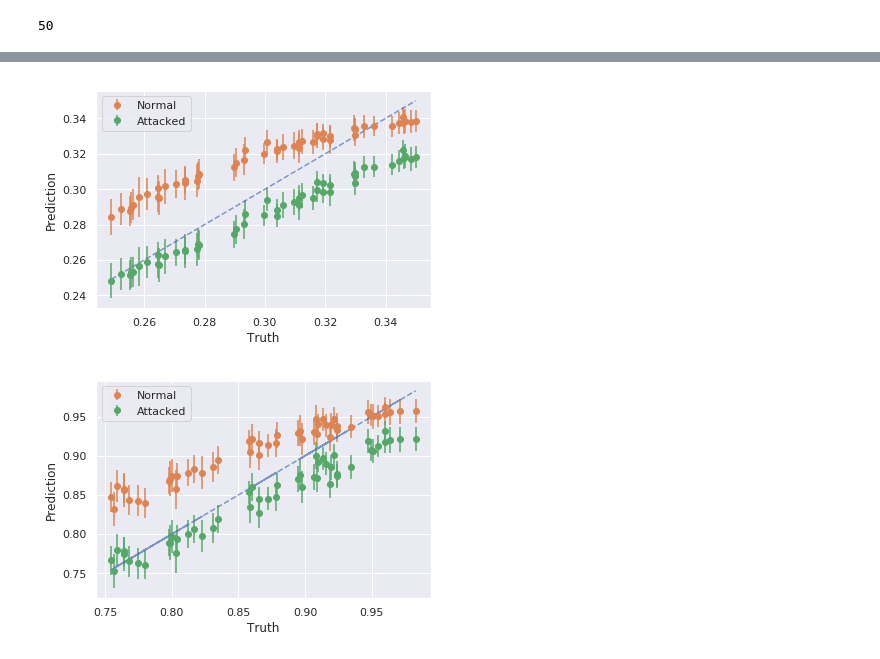
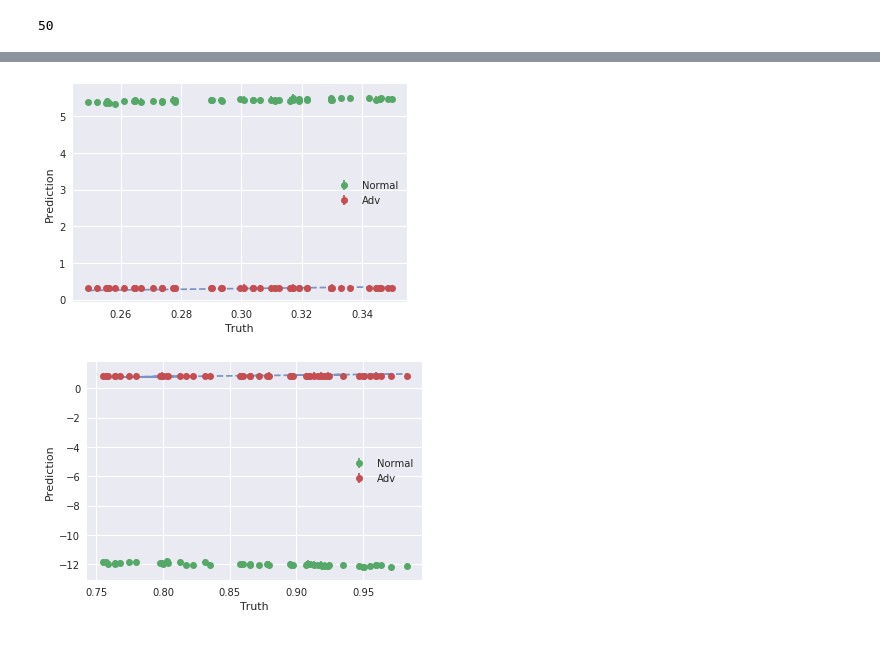
Before and after one commit to mclaughlin6464/uatu, a Jupyter notebook: notebooks/Visualize Tests.ipynb, the cells around one changed output, grey strips where cells are left out. Drawn from its saved outputs; the diff is of its cells as text; code cells hidden in the pictures.

```diff
--- a/notebooks/Visualize Tests.ipynb
+++ b/notebooks/Visualize Tests.ipynb
@@ -30,6 +13,6 @@ ls -ltr /scratch/users/swmclau2/UatuLightconeTest/*.hdf5
 # %%
-#fname = '/home/sean/Git/uatu/data/snd4.samples.hdf5'
-fname = '/scratch/users/swmclau2/UatuLightconeTest/UatuLightconePredsTranspose.hdf5'
+fname = '/home/sean/Git/uatu/data/UatuLightconePredsShuffleAttack.hdf5'
+#fname = '/scratch/users/swmclau2/UatuLightconeTest/UatuLightconePredsTranspose.hdf5'
 # %%
 f = h5py.File(fname, 'r')
 # %%
@@ -45,14 +28,15 @@ for cosmo_idx, true_val in enumerate(f.keys()):
     tvs = true_val.split('_')
 
     true_vals = np.array((float(tvs[1]), float(tvs[3]) )).reshape((1,2))
-    #preds = np.zeros((289, 2))
-    preds = np.zeros((289, 2, 100))
+    preds = np.zeros((289, 2, 1))
+    #preds = np.zeros((289, 2, 100))
 
     #continue
     #print true_val
     for idx, map in enumerate(f[key_func(true_vals)]):
         #print f[key_func(true_vals)][map].value.shape
         preds[idx,:] =  f[key_func(true_vals)][map].value.T[:2, :]
+        #print preds[idx]
         #pass
         if idx == 0:
             cosmo_true[cosmo_idx] = true_vals[0, :]
@@ -86,8 +70,8 @@ Om_0.258241_s8_0.803323
 # %%
 f.close()
 # %%
-#fname = '/home/sean/Git/uatu/data/snd4.samples.hdf5'
-fname = '/scratch/users/swmclau2/UatuLightconeTest/UatuLightconePreds.hdf5'
+fname = '/home/sean/Git/uatu/data/UatuLightconePredsAdvShuffleAttack.hdf5'
+#fname = '/scratch/users/swmclau2/UatuLightconeTest/UatuLightconePreds.hdf5'
 # %%
 f = h5py.File(fname, 'r')
 # %%
@@ -103,8 +87,8 @@ for cosmo_idx, true_val in enumerate(f.keys()):
     tvs = true_val.split('_')
 
     true_vals = np.array((float(tvs[1]), float(tvs[3]) )).reshape((1,2))
-    #preds = np.zeros((289, 2))
-    preds = np.zeros((289, 2, 100))
+    preds = np.zeros((289, 2, 1))
+    #preds = np.zeros((289, 2, 100))
 
     #continue
     #print true_val
@@ -146,15 +130,15 @@ f.close()
 # %%
 for i in xrange(2):
     plt.plot(cosmo_true[:,i], cosmo_true[:,i], ls = '--', alpha = 0.7)
     plt.errorbar(cosmo_true[:, i], cosmo_preds[:,i], yerr = cosmo_preds[:,i+2], fmt = 'o', label = 'Normal')
     nonzero_idxs = np.where(np.all(cosmo_preds_attacked != 0.0, axis =1))[0]
     plt.errorbar(cosmo_true[nonzero_idxs, i], cosmo_preds_attacked[nonzero_idxs,i],\
-                 yerr = cosmo_preds[nonzero_idxs,i+2], fmt = 'o', label = 'Attacked')
+                 yerr = cosmo_preds[nonzero_idxs,i+2], fmt = 'o', label = 'Adv')
 
     plt.legend(loc = 'best')
     plt.ylabel('Prediction')
     plt.xlabel('Truth')
     plt.show()
 # %% [output]
-[figure, old version]
+[figure, new version]
-[figure, old version]
+[figure, new version]
```
Also changed, not shown: parts of 4 cells of this notebook, 5 other files.
